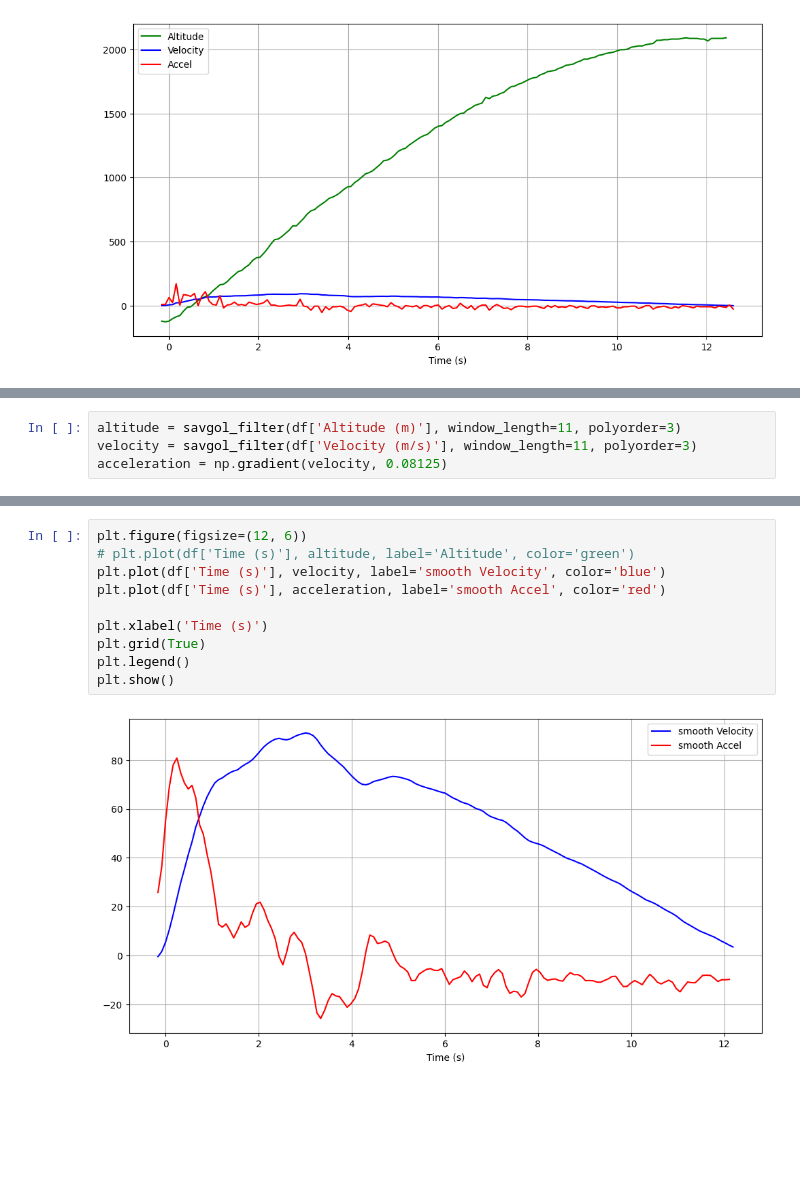
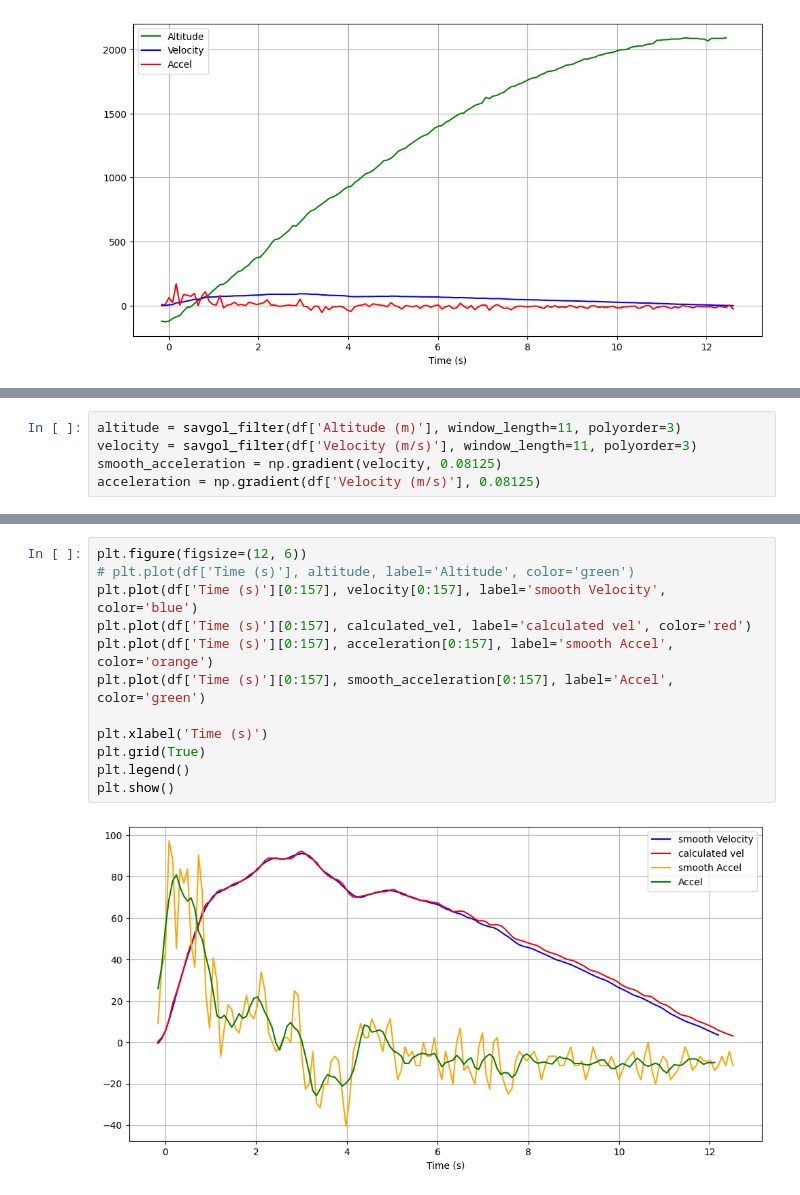
Before and after one commit to Jhertter/Flight-Computer-2025, a Jupyter notebook: 2024_lanin_data/data_from_photo.ipynb, the cells around one changed output, grey strips where cells are left out. Saved outputs shown, nothing was run; the diff lists cells and outputs as text; blank space fills up the shorter version.

```diff
--- a/2024_lanin_data/data_from_photo.ipynb
+++ b/2024_lanin_data/data_from_photo.ipynb
@@ -127,4 +139,5 @@ from scipy.signal import savgol_filter
 # %%
 altitude = savgol_filter(df['Altitude (m)'], window_length=11, polyorder=3)
 velocity = savgol_filter(df['Velocity (m/s)'], window_length=11, polyorder=3)
-acceleration = np.gradient(velocity, 0.08125)
+smooth_acceleration = np.gradient(velocity, 0.08125)
+acceleration = np.gradient(df['Velocity (m/s)'], 0.08125)
@@ -131,12 +179,14 @@ acceleration = np.gradient(velocity, 0.08125)
 # %%
 plt.figure(figsize=(12, 6))
 # plt.plot(df['Time (s)'], altitude, label='Altitude', color='green')
-plt.plot(df['Time (s)'], velocity, label='smooth Velocity', color='blue')
-plt.plot(df['Time (s)'], acceleration, label='smooth Accel', color='red')
+plt.plot(df['Time (s)'][0:157], velocity[0:157], label='smooth Velocity', color='blue')
+plt.plot(df['Time (s)'][0:157], calculated_vel, label='calculated vel', color='red')
+plt.plot(df['Time (s)'][0:157], acceleration[0:157], label='smooth Accel', color='orange')
+plt.plot(df['Time (s)'][0:157], smooth_acceleration[0:157], label='Accel', color='green')
 
 plt.xlabel('Time (s)')
 plt.grid(True)
 plt.legend()
 plt.show()
 # %% [output]
-[figure, old version]
+[figure, new version]
```
Also changed, not shown: parts of 13 cells of this notebook, 13 other files.
